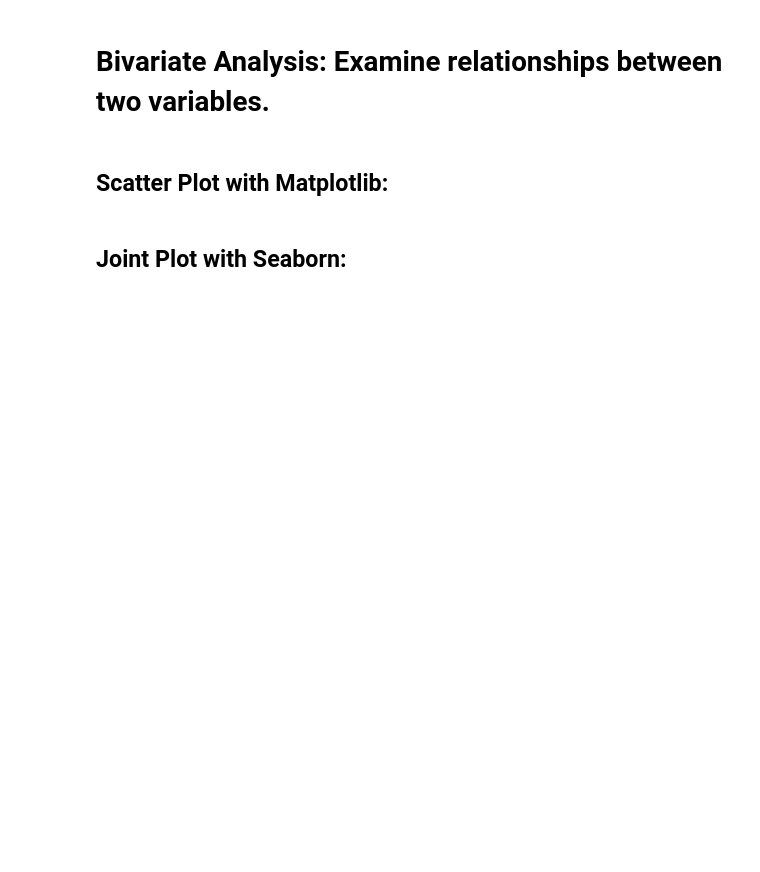
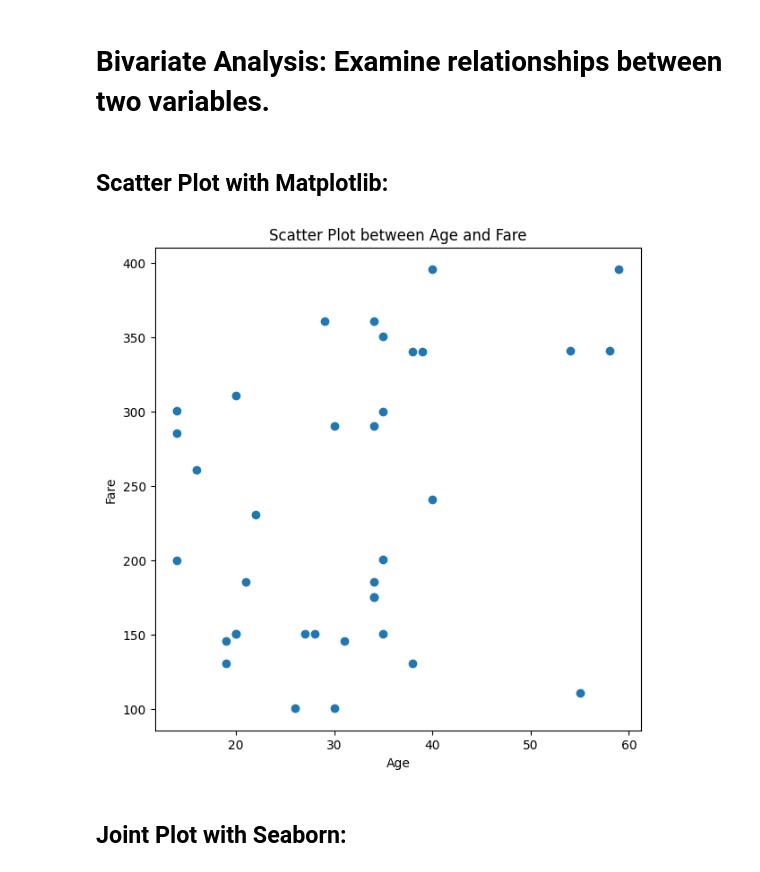
Before and after one commit to Abhishek-Janjal/Data-hub, a Jupyter notebook: content/visualization.ipynb, the cells around one changed output. Drawn from its saved outputs; the diff is of its cells as text; code cells hidden in the pictures; blank space fills up the shorter version.

```diff
--- a/content/visualization.ipynb
+++ b/content/visualization.ipynb
@@ -33,11 +45,14 @@ sns.boxplot(data['column_name'])
 # %% [markdown]
 ## Scatter Plot with Matplotlib:
 # %%
-plt.scatter(data['column_x'], data['column_y'])
-plt.xlabel('Column X')
-plt.ylabel('Column Y')
-plt.title('Scatter Plot between Column X and Column Y')
+plt.figure(figsize=(7,7))
+plt.scatter(data['Age'], data['Fare'])
+plt.xlabel('Age')
+plt.ylabel('Fare')
+plt.title('Scatter Plot between Age and Fare')
 plt.show()
+# %% [output]
+[figure, added]
 # %% [markdown]
 ## Joint Plot with Seaborn:
 # %%
```
Also changed, not shown: parts of 17 cells of this notebook, 16 other files.
